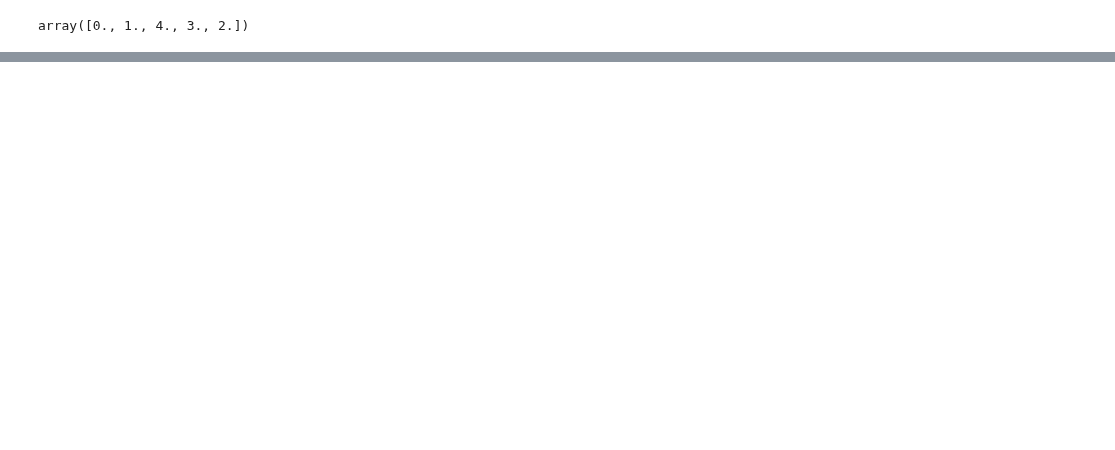
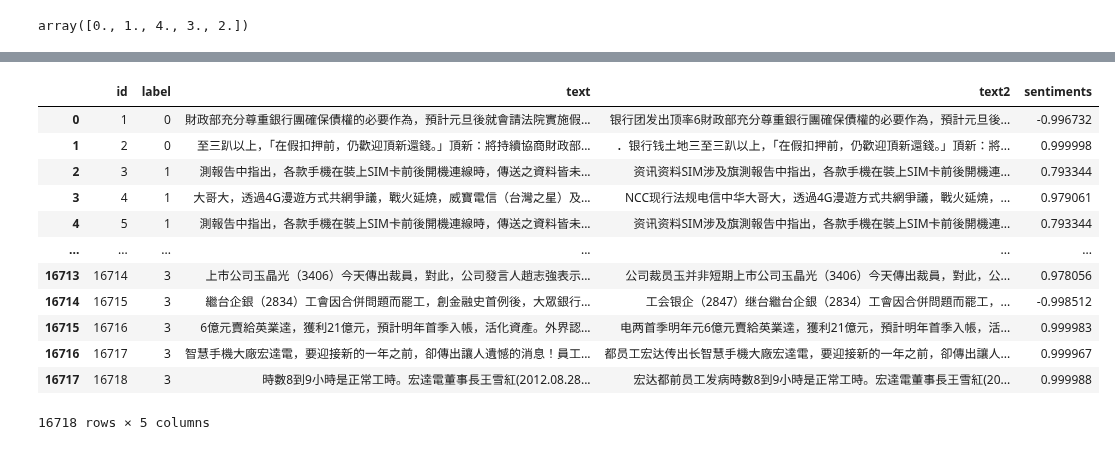
Before and after one commit to roccqqck/news_bert, a Jupyter notebook: 1.eland_csv_to_tsv.ipynb, the cells around one changed output, grey strips where cells are left out. Drawn from its saved outputs; the diff is of its cells as text; code cells hidden in the pictures; blank space fills up the shorter version.

```diff
--- a/1.eland_csv_to_tsv.ipynb
+++ b/1.eland_csv_to_tsv.ipynb
@@ -161,3 +219,18 @@ df_news3
 # %%
-# df_news3 = pd.read_csv("data/2015_Company.2.csv", encoding="utf-8")
-# df_news3
+# 讀取tsv測試
+df_news3 = pd.read_csv("data/2015_Company_textrank_sentiments.tsv", sep="\t", encoding="utf-8")
+df_news3
+# %% [output]
+|  | id | label | text | text2 | sentiments |
+| 0 | 1 | 0 | 財政部充分尊重銀行團確保債權的必要作為，預計元旦後就會請法院實施假... | 银行团发出顶率6財政部充分尊重銀行團確保債權的必要作為，預計元旦後... | -0.996732 |
+| 1 | 2 | 0 | 至三趴以上，「在假扣押前，仍歡迎頂新還錢。」頂新：將持續協商財政部... | ．银行钱土地三至三趴以上，「在假扣押前，仍歡迎頂新還錢。」頂新：將... | 0.999998 |
+| 2 | 3 | 1 | 測報告中指出，各款手機在裝上SIM卡前後開機連線時，傳送之資料皆未... | 资讯资料SIM涉及旗測報告中指出，各款手機在裝上SIM卡前後開機連... | 0.793344 |
+| 3 | 4 | 1 | 大哥大，透過4G漫遊方式共網爭議，戰火延燒，威寶電信（台灣之星）及... | NCC现行法规电信中华大哥大，透過4G漫遊方式共網爭議，戰火延燒，... | 0.979061 |
+| 4 | 5 | 1 | 測報告中指出，各款手機在裝上SIM卡前後開機連線時，傳送之資料皆未... | 资讯资料SIM涉及旗測報告中指出，各款手機在裝上SIM卡前後開機連... | 0.793344 |
+| ... | ... | ... | ... | ... | ... |
+| 16713 | 16714 | 3 | 上市公司玉晶光（3406）今天傳出裁員，對此，公司發言人趙志強表示... | 公司裁员玉并非短期上市公司玉晶光（3406）今天傳出裁員，對此，公... | 0.978056 |
+| 16714 | 16715 | 3 | 繼台企銀（2834）工會因合併問題而罷工，創金融史首例後，大眾銀行... | 工会银企（2847）继台繼台企銀（2834）工會因合併問題而罷工，... | -0.998512 |
+| 16715 | 16716 | 3 | 6億元賣給英業達，獲利21億元，預計明年首季入帳，活化資產。外界認... | 电两首季明年元6億元賣給英業達，獲利21億元，預計明年首季入帳，活... | 0.999983 |
+| 16716 | 16717 | 3 | 智慧手機大廠宏達電，要迎接新的一年之前，卻傳出讓人遺憾的消息！員工... | 都员工宏达传出长智慧手機大廠宏達電，要迎接新的一年之前，卻傳出讓人... | 0.999967 |
+| 16717 | 16718 | 3 | 時數8到9小時是正常工時。宏達電董事長王雪紅(2012.08.28... | 宏达都前员工发病時數8到9小時是正常工時。宏達電董事長王雪紅(20... | 0.999988 |
+16718 rows × 5 columns
```
Also changed, not shown: parts of 17 cells of this notebook.
